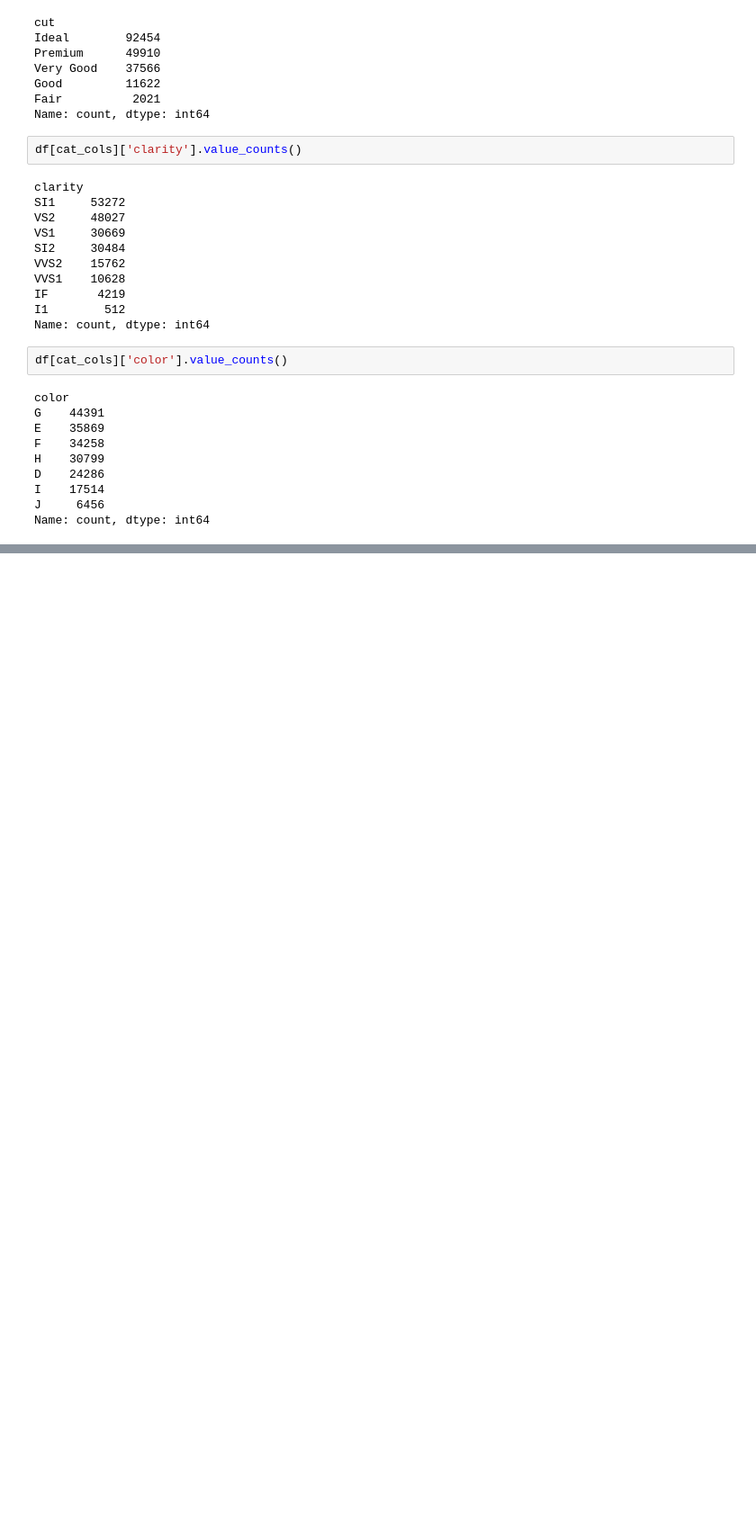
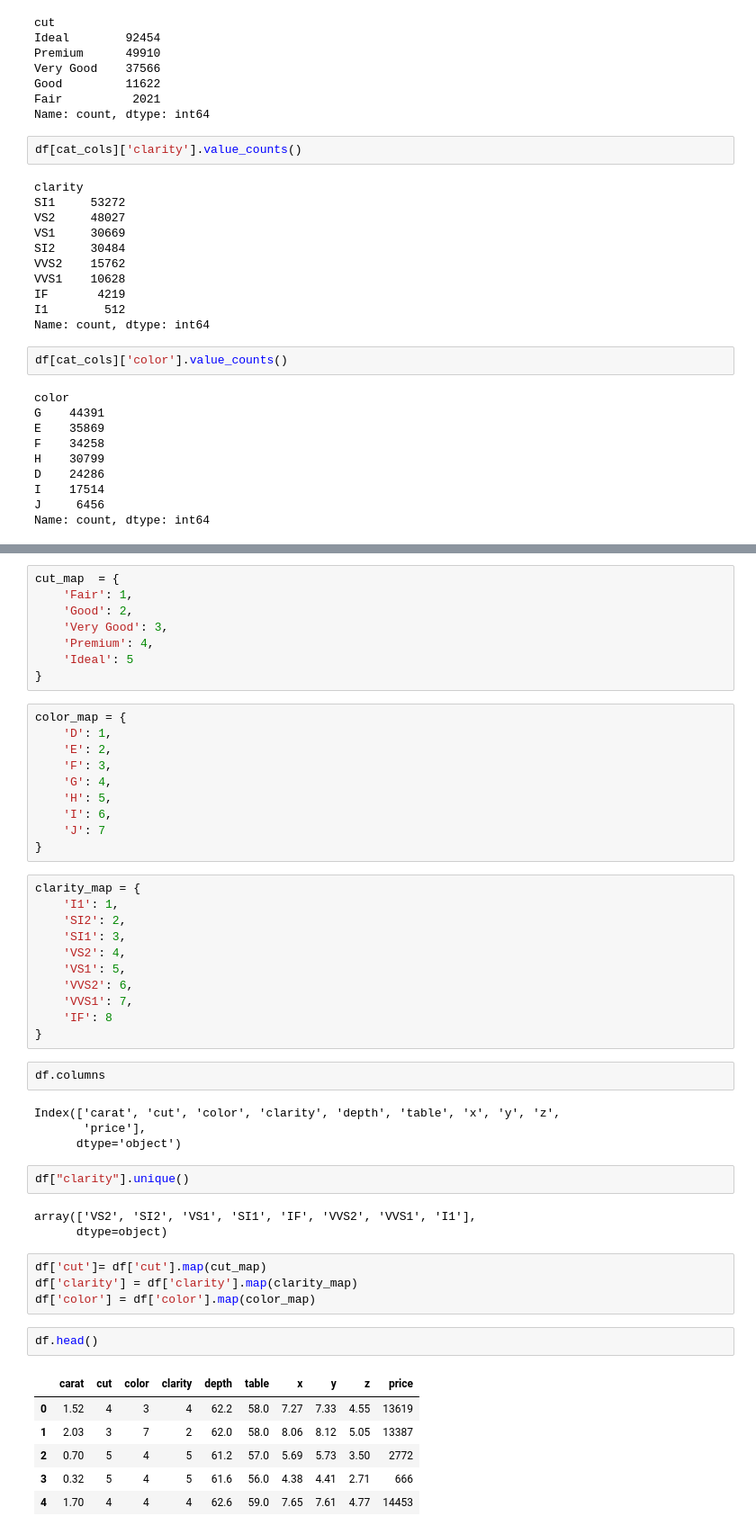
Before and after one commit to Krishnarjjun/EndtoEnd, a Jupyter notebook: notebooks/research.ipynb, the cells around one changed output, grey strips where cells are left out. Shown at 90% size. Drawn from its saved outputs; the diff is of its cells as text; blank space fills up the shorter version.

```diff
--- a/notebooks/research.ipynb
+++ b/notebooks/research.ipynb
@@ -156,0 +182,53 @@ Name: count, dtype: int64
+# %%
+cut_map  = {
+    'Fair': 1,
+    'Good': 2,
+    'Very Good': 3,
+    'Premium': 4,
+    'Ideal': 5
+}
+# %%
+color_map = {
+    'D': 1,
+    'E': 2,
+    'F': 3,
+    'G': 4,
+    'H': 5,
+    'I': 6,
+    'J': 7
+}
+# %%
+clarity_map = {
+    'I1': 1,
+    'SI2': 2,
+    'SI1': 3,
+    'VS2': 4,
+    'VS1': 5,
+    'VVS2': 6,
+    'VVS1': 7,
+    'IF': 8
+}
+# %%
+df.columns
+# %% [output]
+Index(['carat', 'cut', 'color', 'clarity', 'depth', 'table', 'x', 'y', 'z',
+       'price'],
+      dtype='object')
+# %%
+df["clarity"].unique()
+# %% [output]
+array(['VS2', 'SI2', 'VS1', 'SI1', 'IF', 'VVS2', 'VVS1', 'I1'],
+      dtype=object)
+# %%
+df['cut']= df['cut'].map(cut_map)
+df['clarity'] = df['clarity'].map(clarity_map)
+df['color'] = df['color'].map(color_map)
+# %%
+df.head()
+# %% [output]
+|  | carat | cut | color | clarity | depth | table | x | y | z | price |
+| 0 | 1.52 | 4 | 3 | 4 | 62.2 | 58.0 | 7.27 | 7.33 | 4.55 | 13619 |
+| 1 | 2.03 | 3 | 7 | 2 | 62.0 | 58.0 | 8.06 | 8.12 | 5.05 | 13387 |
+| 2 | 0.70 | 5 | 4 | 5 | 61.2 | 57.0 | 5.69 | 5.73 | 3.50 | 2772 |
+| 3 | 0.32 | 5 | 4 | 5 | 61.6 | 56.0 | 4.38 | 4.41 | 2.71 | 666 |
+| 4 | 1.70 | 4 | 4 | 4 | 62.6 | 59.0 | 7.65 | 7.61 | 4.77 | 14453 |
```
Also changed, not shown: parts of 4 cells of this notebook, 1 other file.
